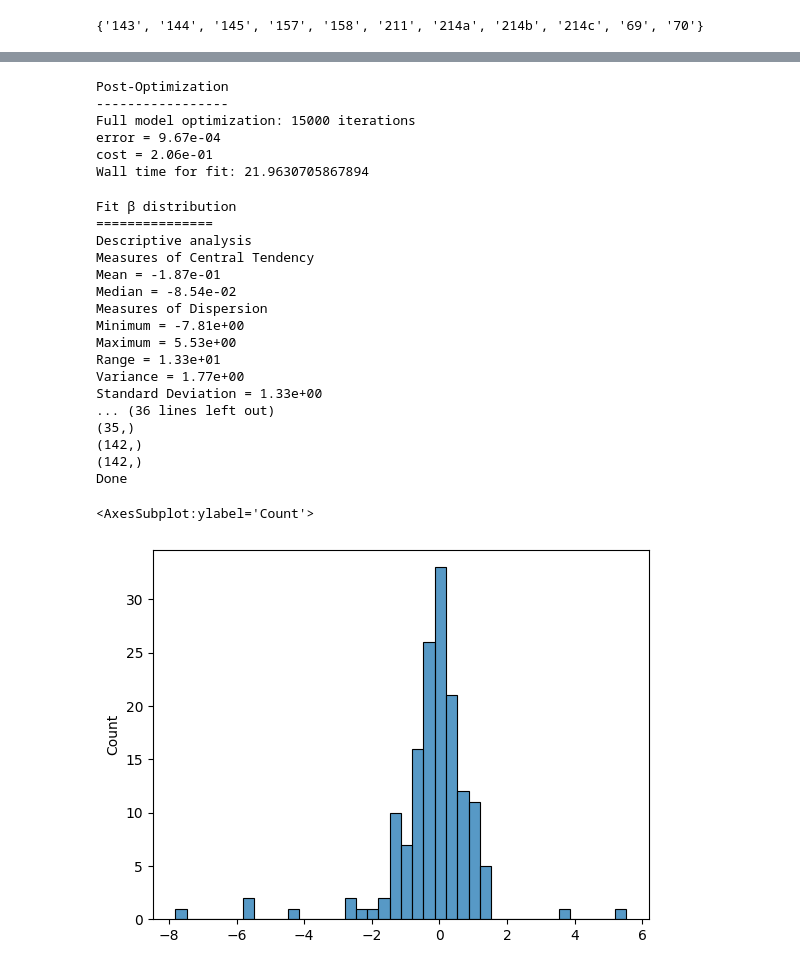
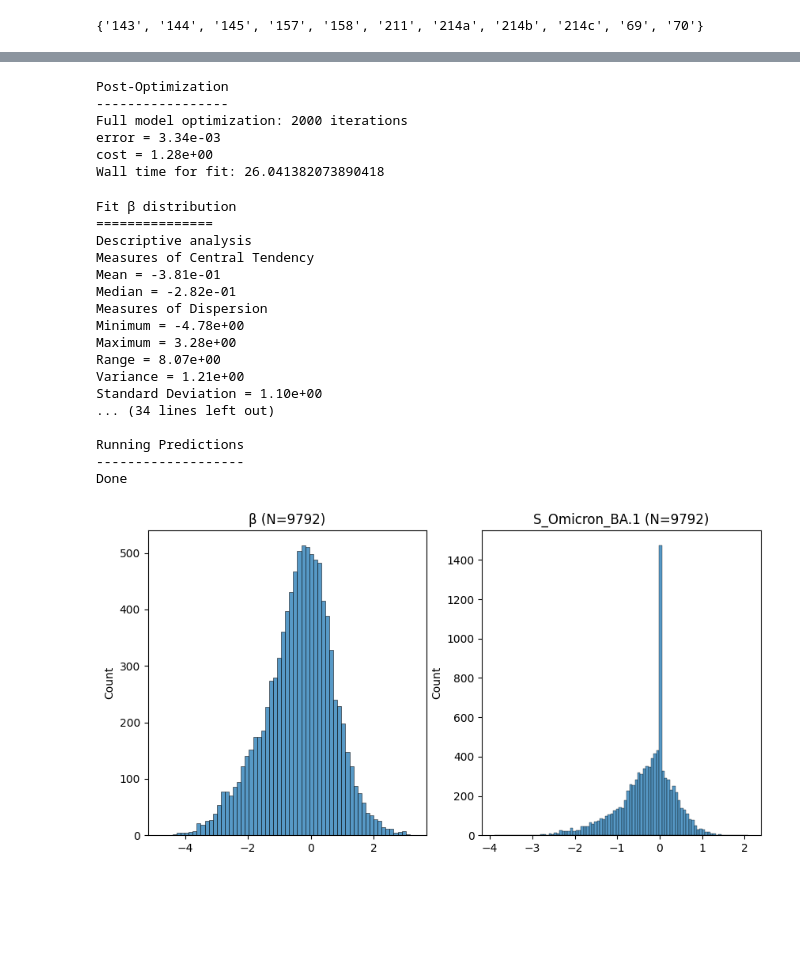
Before and after one commit to matsengrp/multidms, a Jupyter notebook: notebooks/fit_omicron_delta_data.ipynb, the cells around one changed output, grey strips where cells are left out. Saved outputs shown, nothing was run; the diff lists cells and outputs as text; code cells hidden in the pictures; blank space fills up the shorter version.

Commit message:
added fitting results figures

```diff
--- a/notebooks/fit_omicron_delta_data.ipynb
+++ b/notebooks/fit_omicron_delta_data.ipynb
@@ -151,0 +200,4 @@ Found 371 site(s) lacking data in at least one homolog.
+# %%
+maxiter = 2000
+clip_y = None
+λ_ridge=1e-5
@@ -152,13 +211,15 @@ Found 371 site(s) lacking data in at least one homolog.
 # %%
-# for h, hy in y.items():
-#     y[h] = y[h].clip(-5, 2.5)
-#     print(y[h].min(), y[h].max())
+if clip_y:
+    for h, hy in y.items():
+        y[h] = y[h].clip(*clip_y)
+        print(y[h].min(), y[h].max())
+    df[func_score_col] = df[func_score_col].clip(*clip_y)
 # %%
 # Initialize the range and minimum of the sigmoid
 # from the global epistasis function using the 5th
 # and 95th percentile values from the raw data
-sig_upper = func_score_df.sample(n=min(5000, len(func_score_df)), random_state=23)[func_score_col].quantile(0.95)
-sig_lower = func_score_df.sample(n=min(5000, len(func_score_df)), random_state=23)[func_score_col].quantile(0.05)
+sig_upper = df[func_score_col].quantile(0.95)
+sig_lower = df[func_score_col].quantile(0.05)
 sig_range = sig_upper - sig_lower
 
 # Initialize all params
@@ -180,6 +241,6 @@ cost = 2.38e+00
 # %%
 tol = 1e-6
-maxiter = 15000
+maxiter = maxiter
 start = timer()
 
 solver = ProximalGradient(cost_smooth, prox, tol=tol, maxiter=maxiter)
@@ -190,11 +251,11 @@ params, state = solver.run(
         lock_params= {
             f"S_{reference_homolog}" : jnp.zeros(len(params['β'])),
             f"C_{reference_homolog}" : jnp.zeros(shape=(1,)),
-#             f"C_Omicron_BA.1" : jnp.zeros(shape=(1,))
+            f"C_Omicron_BA.1" : jnp.zeros(shape=(1,))
         }
     ),
     data=(X, y),
-    λ_ridge=1e-5
+    λ_ridge=λ_ridge
 )
 end = timer()
 
@@ -207,10 +268,10 @@ print(f"Wall time for fit: {end - start}")
 # %% [output]
 Post-Optimization
 -----------------
-Full model optimization: 15000 iterations
-error = 9.67e-04
-cost = 2.06e-01
-Wall time for fit: 21.9630705867894
+Full model optimization: 2000 iterations
+error = 3.34e-03
+cost = 1.28e+00
+Wall time for fit: 26.041382073890418
 # %%
 for param in ["β", f"S_Delta", "S_Omicron_BA.1"]:
     print(f"\nFit {param} distribution\n===============")
@@ -236,6 +297,8 @@ for param in ["β", f"S_Delta", "S_Omicron_BA.1"]:
     print(f"Variance = {variance:.2e}")
     print(f"Standard Deviation = {sd:.2e}")
 
+print(f"\nC_Omicron_BA.1: {params['C_Omicron_BA.1']}")
+
 print(f"\nFit Sigmoid Parameters, α\n================")
 for param, value in params['α'].items():
     print(f"{param}: {value}")
@@ -248,8 +311,6 @@ print(f"-------------------")
 for homolog, hdf in df.groupby("homolog"):
     h_params = {"β":params["β"], "S":params[f"S_{homolog}"], "C":params[f"C_{homolog}"]}
     z_h = ϕ(h_params, X[homolog])
-    print(z_h.shape)
-    print(hdf.index.shape)
     df.loc[hdf.index, "predicted_latent_phenotype"] = z_h
     y_h_pred = g(params["α"], z_h)
     df.loc[hdf.index, f"predicted_{func_score_col}"] = y_h_pred
@@ -260,22 +321,26 @@ Fit β distribution
 ===============
 Descriptive analysis
 Measures of Central Tendency
-Mean = -1.87e-01
-Median = -8.54e-02
+Mean = -3.81e-01
+Median = -2.82e-01
 Measures of Dispersion
-Minimum = -7.81e+00
-Maximum = 5.53e+00
-Range = 1.33e+01
-Variance = 1.77e+00
-Standard Deviation = 1.33e+00
-... (36 lines left out)
-(35,)
-(142,)
-(142,)
+Minimum = -4.78e+00
+Maximum = 3.28e+00
+Range = 8.07e+00
+Variance = 1.21e+00
+Standard Deviation = 1.10e+00
+... (34 lines left out)
+
+Running Predictions
+-------------------
 Done
 # %%
-fig, ax = plt
-sns.histplot(params["β"])
+params_to_plot = ["β", "S_Omicron_BA.1"]
+fig, ax = plt.subplots(1,2, figsize=[10, 5])
+for i, param in enumerate(params_to_plot):
+    sns.histplot(params[param], ax=ax[i])
+    ax[i].set_title(f"{param} (N={len(params[param])})")
+plt.show()
+fig.savefig(f"{fig_saveas_prefix}-beta-shift-hist.png")
 # %% [output]
-<AxesSubplot:ylabel='Count'>
-[figure, old version]
+[figure, new version]
```
Also changed, not shown: parts of 14 cells of this notebook, 10 other files.
